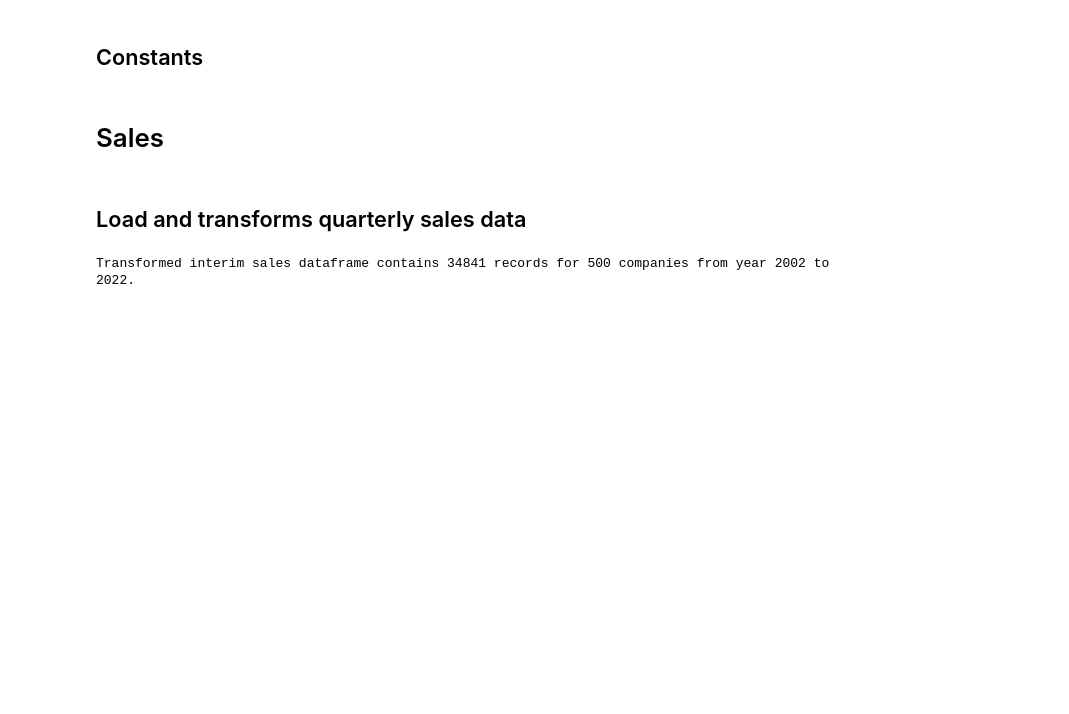
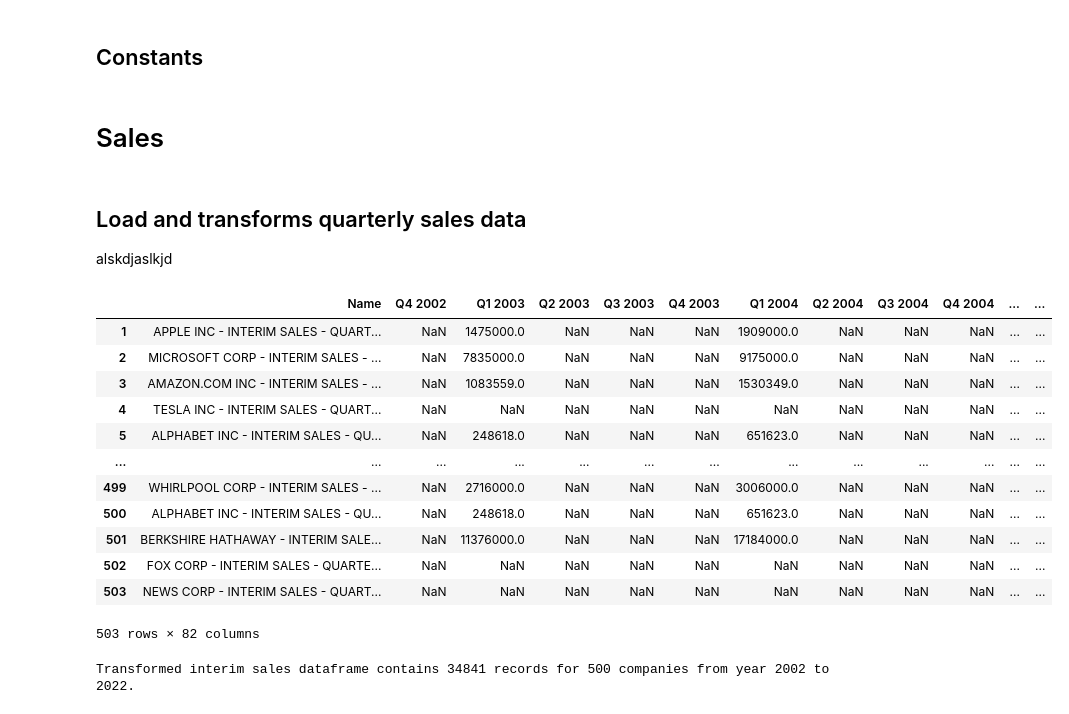
Before and after one commit to mjhof/revenue-forecasting, a Jupyter notebook: notebooks/1-wrangle-financial-data.ipynb, the cells around one changed output. Cells and saved outputs as stored; diff of their text form; code cells hidden in the pictures; blank space fills up the shorter version.

```diff
--- a/notebooks/1-wrangle-financial-data.ipynb
+++ b/notebooks/1-wrangle-financial-data.ipynb
@@ -15,6 +16,28 @@ PROCESSED_DATA_PATH = "../data/processed/"
 # Sales
 # %% [markdown]
 ## Load and transforms quarterly sales data
+alskdjaslkjd
+# %%
+df = pd.read_excel(RAW_DATA_PATH, sheet_name=f"Sales Q{1}")
+df = df.T.reset_index()
+df.columns = df.iloc[0]
+df = df.drop(0)
+# %%
+df
+# %% [output]
+|  | Name | Q4 2002 | Q1 2003 | Q2 2003 | Q3 2003 | Q4 2003 | Q1 2004 | Q2 2004 | Q3 2004 | Q4 2004 | ... | ... |
+| 1 | APPLE INC - INTERIM SALES - QUART... | NaN | 1475000.0 | NaN | NaN | NaN | 1909000.0 | NaN | NaN | NaN | ... | ... |
+| 2 | MICROSOFT CORP - INTERIM SALES - ... | NaN | 7835000.0 | NaN | NaN | NaN | 9175000.0 | NaN | NaN | NaN | ... | ... |
+| 3 | AMAZON.COM INC - INTERIM SALES - ... | NaN | 1083559.0 | NaN | NaN | NaN | 1530349.0 | NaN | NaN | NaN | ... | ... |
+| 4 | TESLA INC - INTERIM SALES - QUART... | NaN | NaN | NaN | NaN | NaN | NaN | NaN | NaN | NaN | ... | ... |
+| 5 | ALPHABET INC - INTERIM SALES - QU... | NaN | 248618.0 | NaN | NaN | NaN | 651623.0 | NaN | NaN | NaN | ... | ... |
+| ... | ... | ... | ... | ... | ... | ... | ... | ... | ... | ... | ... | ... |
+| 499 | WHIRLPOOL CORP - INTERIM SALES - ... | NaN | 2716000.0 | NaN | NaN | NaN | 3006000.0 | NaN | NaN | NaN | ... | ... |
+| 500 | ALPHABET INC - INTERIM SALES - QU... | NaN | 248618.0 | NaN | NaN | NaN | 651623.0 | NaN | NaN | NaN | ... | ... |
+| 501 | BERKSHIRE HATHAWAY - INTERIM SALE... | NaN | 11376000.0 | NaN | NaN | NaN | 17184000.0 | NaN | NaN | NaN | ... | ... |
+| 502 | FOX CORP - INTERIM SALES - QUARTE... | NaN | NaN | NaN | NaN | NaN | NaN | NaN | NaN | NaN | ... | ... |
+| 503 | NEWS CORP - INTERIM SALES - QUART... | NaN | NaN | NaN | NaN | NaN | NaN | NaN | NaN | NaN | ... | ... |
+503 rows × 82 columns
 # %%
 def load_transform_sales_quarter(quarter):
     df = pd.read_excel(RAW_DATA_PATH, sheet_name=f"Sales Q{quarter}")
```
Also changed, not shown: parts of 3 cells of this notebook, 5 other files.
